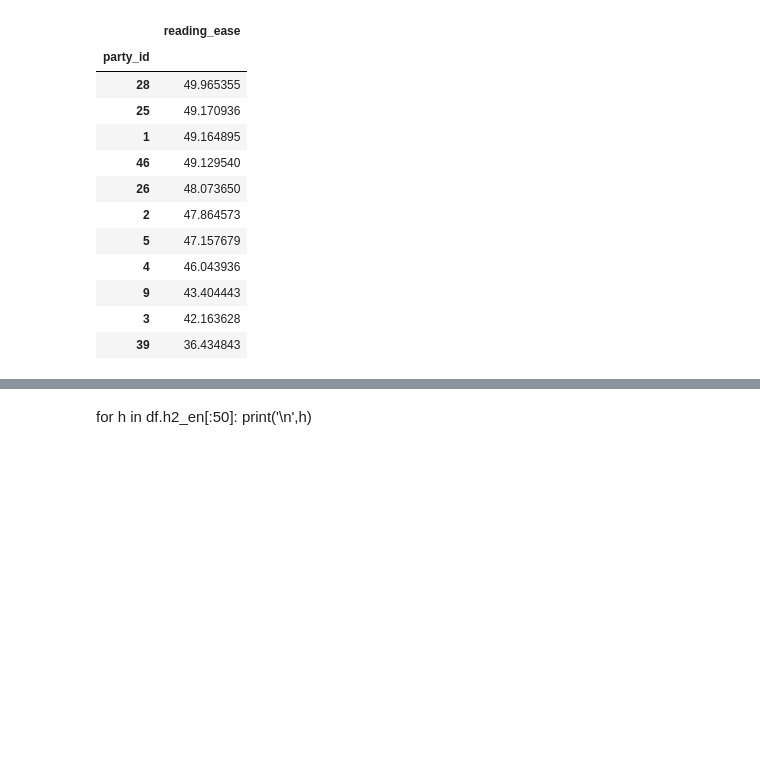
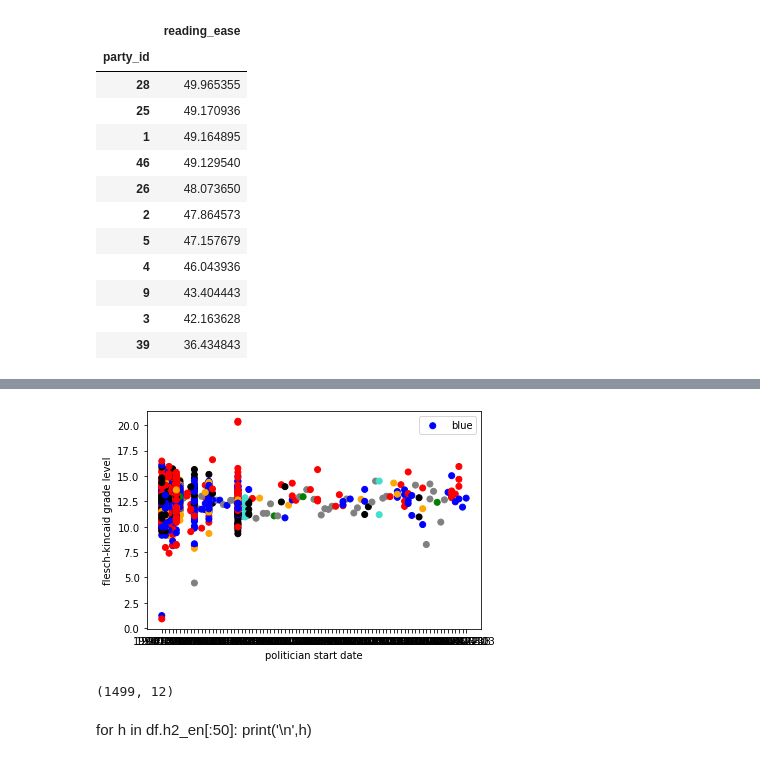
Before and after one commit to illtemperedklavier/openparliament-NLP, a Jupyter notebook: word_stats/textstat graphs.ipynb, the cells around one changed output, grey strips where cells are left out. Saved outputs shown, nothing was run; the diff lists cells and outputs as text; code cells hidden in the pictures; blank space fills up the shorter version.

```diff
--- a/word_stats/textstat graphs.ipynb
+++ b/word_stats/textstat graphs.ipynb
@@ -242,3 +288,15 @@ df_environment = df[df.h2_en=='The Environment']
+# %%
+plt.scatter(fk_politician.start_date, fk_politician.fk_reading_ease, c=fk_politician.party_colour)
+plt.xlabel('politician start date')
+plt.ylabel('flesch-kincaid grade level')
+plt.legend(fk_politician.party_colour)
+plt.show()
+# %% [output]
+[figure, added]
+# %%
+fk_politician.shape
+# %% [output]
+(1499, 12)
 # %%
 df_environment.shape
 # %%
```
Also changed, not shown: parts of 21 cells of this notebook, 2 other files.
